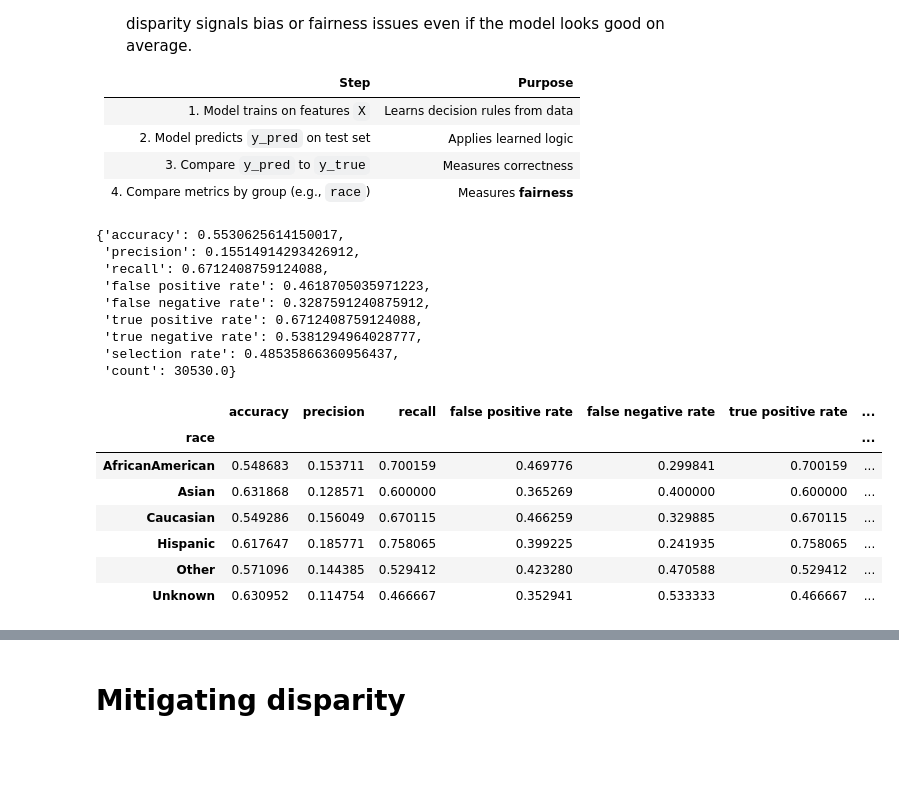
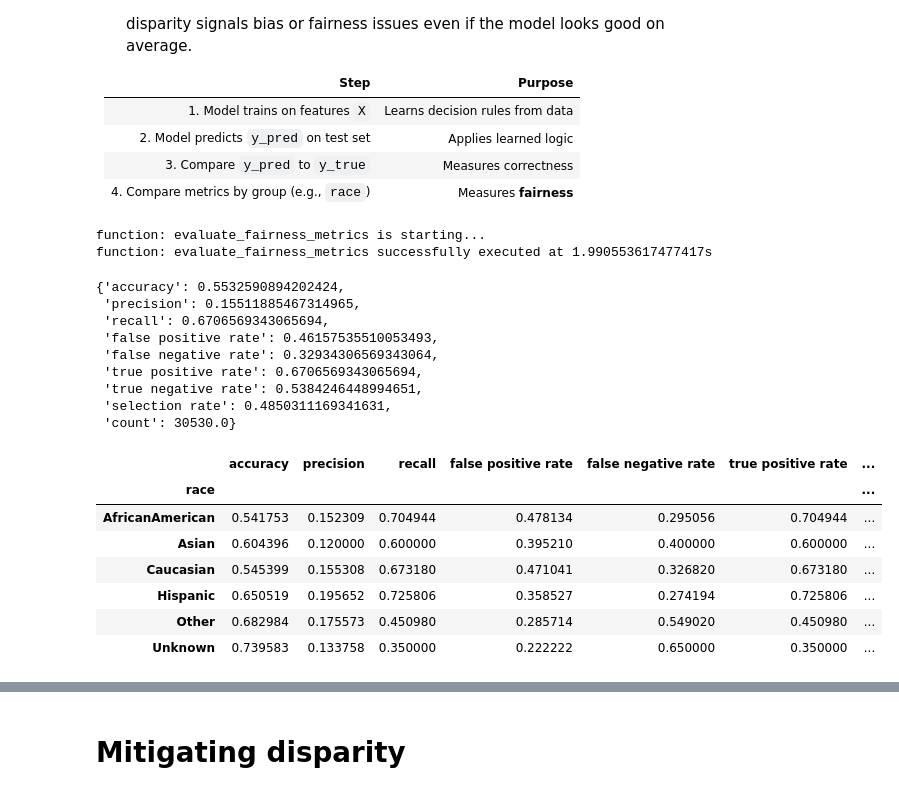
Before and after one commit to lidv94/bias-fairness, a Jupyter notebook: dev_fairlearn.ipynb, the cells around one changed output, grey strips where cells are left out. Cells and saved outputs as stored; diff of their text form; code cells hidden in the pictures; blank space fills up the shorter version.

```diff
--- a/dev_fairlearn.ipynb
+++ b/dev_fairlearn.ipynb
@@ -473,6 +475,7 @@ def zero_div_precision_score(y_true, y_pred):
     '''
     return precision_score(y_true, y_pred, zero_division=0)
 
+@timer
 def evaluate_fairness_metrics(
     X_ohe: pd.DataFrame,
     y: pd.Series,
@@ -482,7 +485,6 @@ def evaluate_fairness_metrics(
     threshold: float = 0.5,
     test_size: float = 0.3,
     random_state: int = 42,
-    drop_protected: bool = True,
     return_frame: bool = True,
 ):
     """
@@ -497,7 +499,6 @@ def evaluate_fairness_metrics(
     - threshold (float): Threshold for binarizing predict_proba output.
     - test_size (float): Fraction of data used for test set.
     - random_state (int): Random seed.
-    - drop_protected (bool): Whether to drop one-hot encoded protected attributes from X_ohe.
     - return_frame (bool): Whether to return MetricFrame object(s).
 
     Returns:
@@ -524,18 +525,11 @@ def evaluate_fairness_metrics(
 
     results = {}
 
-    if drop_protected:
-        protected_prefixes = [col + "_" for col in X_protected.columns]
-        cols_to_drop = [col for col in X_ohe.columns if any(col.startswith(prefix) for prefix in protected_prefixes)]
-        X_features = X_ohe.drop(columns=cols_to_drop, errors='ignore')
-    else:
-        X_features = X_ohe.copy()
-
     for protected_col in X_protected.columns:
         A = X_protected[protected_col]
 
         X_train, X_test, y_train, y_test, A_train, A_test = train_test_split(
-            X_features, y, A, test_size=test_size, random_state=random_state
+            X_ohe, y, A, test_size=test_size, random_state=random_state
         )
 
         model.fit(X_train, y_train)
@@ -557,39 +551,40 @@ def evaluate_fairness_metrics(
 
     return results
 # %%
-fairness = evaluate_fairness_metrics(
+eval_before = evaluate_fairness_metrics(
     X_ohe=X_ohe,
     y=y,
-    X_protected=X_protected,  # e.g., df[['race', 'gender']]
+    X_protected=X_protected,  # ใส่ cat เข้าไป (แบบไม่ one-hot)
     model = model_lr,
     metrics=None,
     threshold = 0.1,
-    drop_protected=True,       # remove 'race_AfricanAmerican', etc. from X_ohe
-    return_frame=True
 )
+# %% [output]
+function: evaluate_fairness_metrics is starting...
+function: evaluate_fairness_metrics successfully executed at 1.990553617477417s
 # %%
-fairness['race']['overall']
+eval_before['race']['overall']
 # %% [output]
-{'accuracy': 0.5530625614150017,
- 'precision': 0.15514914293426912,
- 'recall': 0.6712408759124088,
- 'false positive rate': 0.4618705035971223,
- 'false negative rate': 0.3287591240875912,
- 'true positive rate': 0.6712408759124088,
- 'true negative rate': 0.5381294964028777,
- 'selection rate': 0.48535866360956437,
+{'accuracy': 0.5532590894202424,
+ 'precision': 0.15511885467314965,
+ 'recall': 0.6706569343065694,
+ 'false positive rate': 0.46157535510053493,
+ 'false negative rate': 0.32934306569343064,
+ 'true positive rate': 0.6706569343065694,
+ 'true negative rate': 0.5384246448994651,
+ 'selection rate': 0.4850311169341631,
  'count': 30530.0}
 # %%
-fairness['race']['by_group']
+eval_before['race']['by_group']
 # %% [output]
 |  | accuracy | precision | recall | false positive rate | false negative rate | true positive rate | ... |
 | race |  |  |  |  |  |  | ... |
-| AfricanAmerican | 0.548683 | 0.153711 | 0.700159 | 0.469776 | 0.299841 | 0.700159 | ... |
-| Asian | 0.631868 | 0.128571 | 0.600000 | 0.365269 | 0.400000 | 0.600000 | ... |
-| Caucasian | 0.549286 | 0.156049 | 0.670115 | 0.466259 | 0.329885 | 0.670115 | ... |
-| Hispanic | 0.617647 | 0.185771 | 0.758065 | 0.399225 | 0.241935 | 0.758065 | ... |
-| Other | 0.571096 | 0.144385 | 0.529412 | 0.423280 | 0.470588 | 0.529412 | ... |
-| Unknown | 0.630952 | 0.114754 | 0.466667 | 0.352941 | 0.533333 | 0.466667 | ... |
+| AfricanAmerican | 0.541753 | 0.152309 | 0.704944 | 0.478134 | 0.295056 | 0.704944 | ... |
+| Asian | 0.604396 | 0.120000 | 0.600000 | 0.395210 | 0.400000 | 0.600000 | ... |
+| Caucasian | 0.545399 | 0.155308 | 0.673180 | 0.471041 | 0.326820 | 0.673180 | ... |
+| Hispanic | 0.650519 | 0.195652 | 0.725806 | 0.358527 | 0.274194 | 0.725806 | ... |
+| Other | 0.682984 | 0.175573 | 0.450980 | 0.285714 | 0.549020 | 0.450980 | ... |
+| Unknown | 0.739583 | 0.133758 | 0.350000 | 0.222222 | 0.650000 | 0.350000 | ... |
 # %%
 def plot_metric_frame(metric_frame, title="Fairness Metrics by Group"):
     metric_frame.by_group.plot.bar(
```
Also changed, not shown: parts of 29 cells of this notebook, 1 other file.
